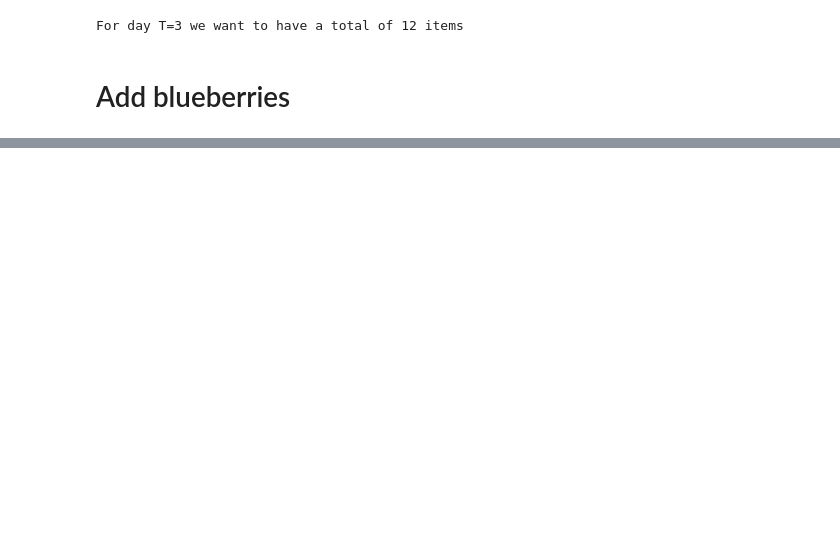
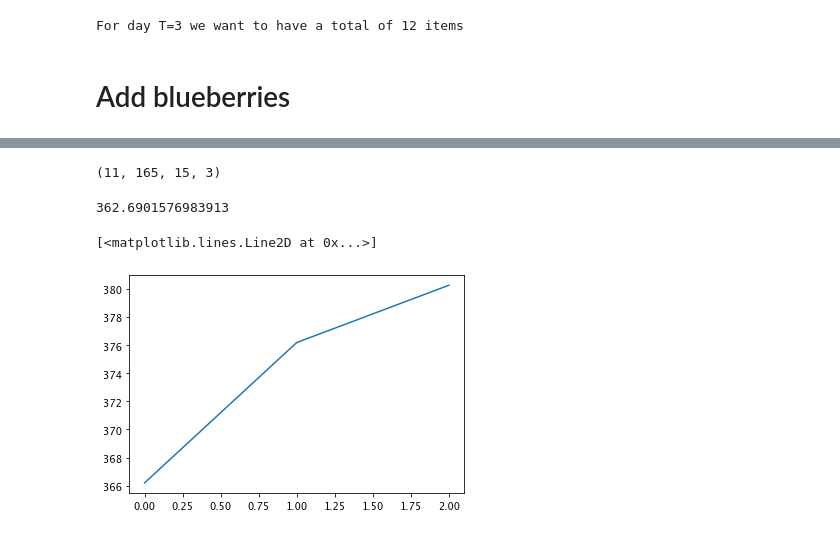
Before and after one commit to jonhilgart22/perishable_food_optimization, a Jupyter notebook: notebooks/afresh_code_updated.ipynb, the cells around one changed output, grey strips where cells are left out. Cells and saved outputs as stored; diff of their text form; code cells hidden in the pictures; blank space fills up the shorter version.

```diff
--- a/notebooks/afresh_code_updated.ipynb
+++ b/notebooks/afresh_code_updated.ipynb
@@ -425,0 +440,7 @@ array([0, 2, 1, 1, 2])
+# %%
+max_age = 5
+max_inventory = 3
+
+blueberry_vector = [2,2,0,1,2]
+total_sales=15
+shipment=5
@@ -576,15 +604,15 @@ class PerishableDPSolver:
                     cost_array[t, inv, shelf_life] = best_cost
         return explain_array, path_array, cost_array
 # %%
-# 10 days of forecasts, 15 possible values
-forecasts_unnormalized = np.random.random((10, 15))
+# 5 days of forecasts, 5 possible values
+forecasts_unnormalized = np.random.random((5, 5))
 # Normalize to make probabilities:
 # This is used for the percent of total inventory that is demanded
 forecasts = forecasts_unnormalized / np.expand_dims(forecasts_unnormalized.sum(axis=1), 1)
 # Solve
-solver = PerishableDPSolver(over_order_cost=2,under_order_cost= 2, fixed_order_cost=1.75, max_age=3)
+solver = PerishableDPSolver(over_order_cost=5,under_order_cost= 2, fixed_order_cost=1.75, max_age=3)
 
 # path_array, optimal order in this state
 # cost array, cost in this state
-explain_array, path_array, cost_array = solver.dp_solve(forecasts, verbose=True)
+explain_array, path_array, cost_array = solver.dp_solve(forecasts, verbose=False)
 # %% [output]
@@ -607,0 +650,13 @@ explain_array.sum()
+# %%
+explain_array.shape #  np.zeros((T, inventory_max, max_order, self.max_age))
+# %% [output]
+(11, 165, 15, 3)
+# %%
+explain_array[0, 0,  0,  2]
+# %% [output]
+362.6901576983913
+# %%
+plt.plot(explain_array[0 ,10, 2, :]) # shelf life cost
+# %% [output]
+[<matplotlib.lines.Line2D at 0x...>]
+[figure, added]
```
Also changed, not shown: parts of 34 cells of this notebook.
